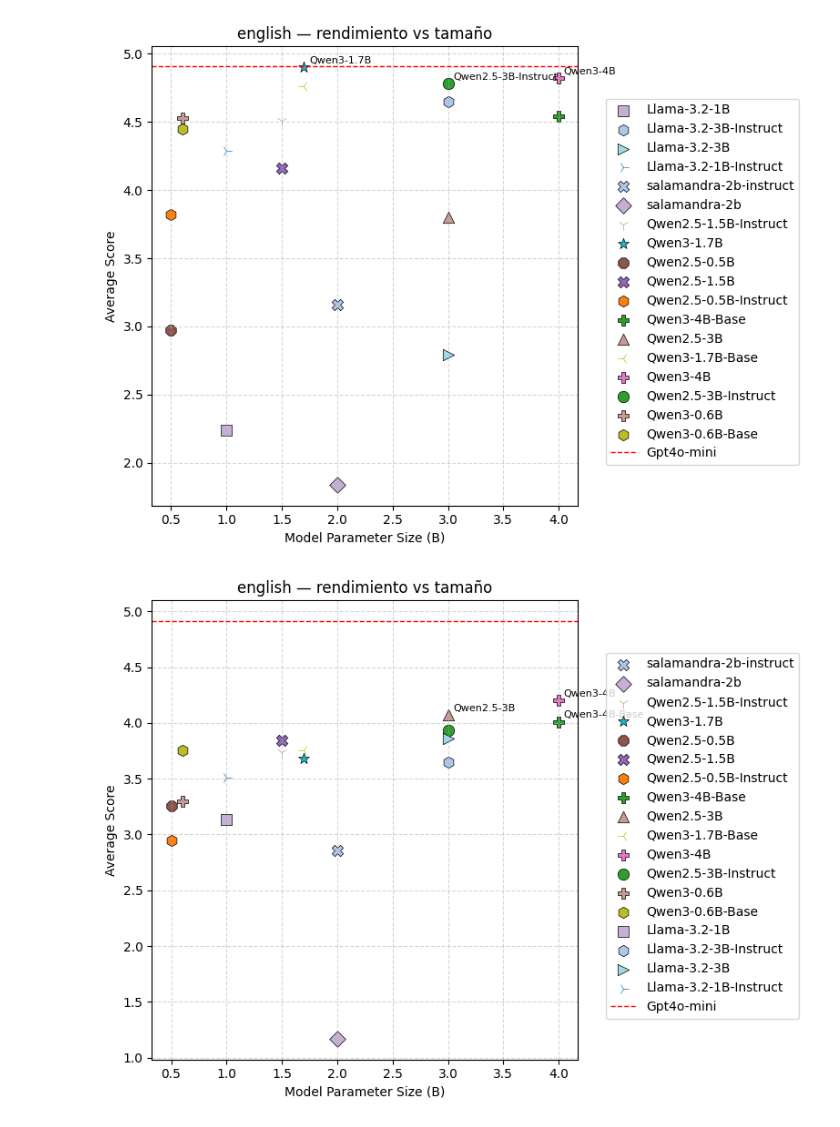
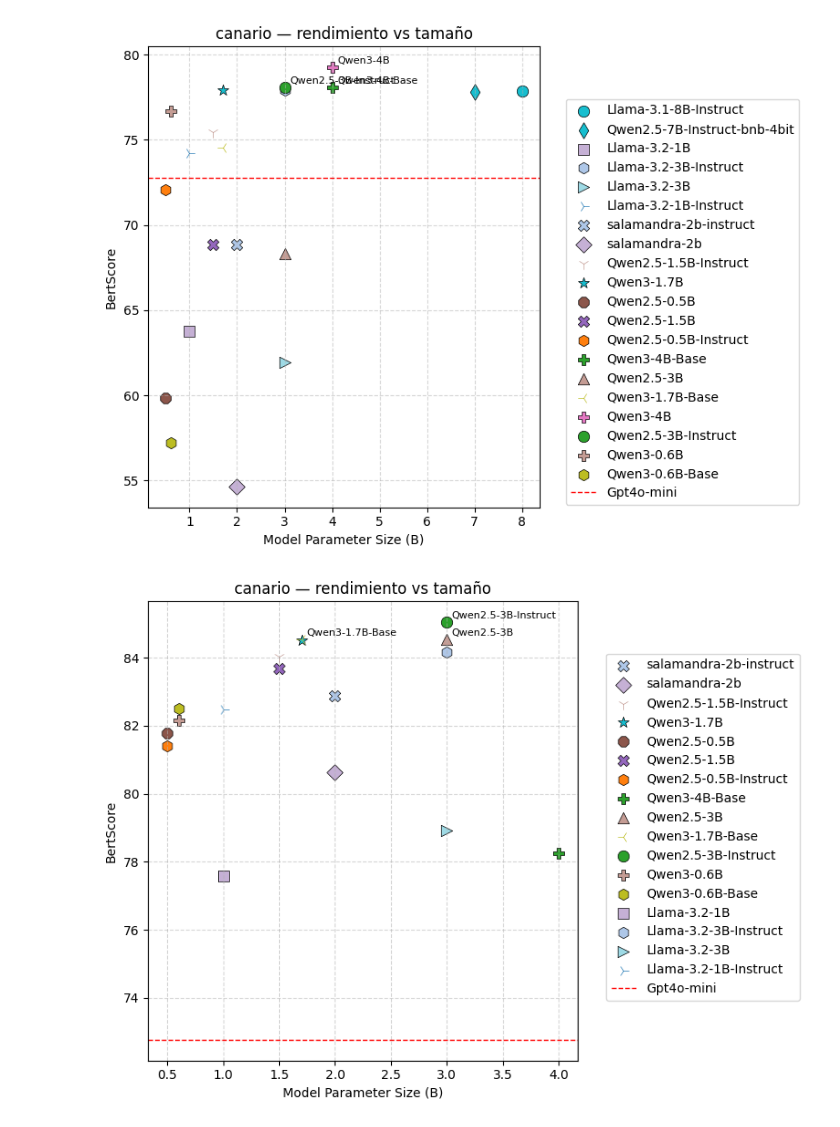
Before and after one commit to miguel-kjh/summarization-multilingual, a Jupyter notebook: metrics/get_plots.ipynb, the cells around one changed output. Drawn from its saved outputs; the diff is of its cells as text; code cells hidden in the pictures.

```diff
--- a/metrics/get_plots.ipynb
+++ b/metrics/get_plots.ipynb
@@ -110,25 +110,25 @@ def plot_model_performance(
     plt.tight_layout()
     return fig, ax
 # %%
-sheet = "english"
+sheet = "canario"
 df = pd.read_excel("data/metrics_summary_not_ft.xlsx", sheet_name=sheet)
-score_col = "average"
+score_col = "bertscore_f1"
 
 baseline = {
     "bertscore_f1": [(72.77, {"color": "red", "label": "Gpt4o-mini"})],
     "average":      [(4.91,  {"color": "red", "label": "Gpt4o-mini"})],
 }
 
 fig, ax = plot_model_performance(
     df,
     score_col=score_col,               # o 'bertscore_f1'
     title=f"{sheet} — rendimiento vs tamaño",
     threshold_lines=baseline[score_col],
     annotate_top_n=3,
 )
 plt.show()
 # %% [output]
-[figure, old version]
+[figure, new version]
 # %%
 df = pd.read_excel("data/metrics_summary_ft.xlsx", sheet_name=sheet)
 # replace name of model (ft) by ""
@@ -144,4 +144,4 @@ fig, ax = plot_model_performance(
 )
 plt.show()
 # %% [output]
-[figure, old version]
+[figure, new version]
```
Also changed, not shown: 9 other files.
